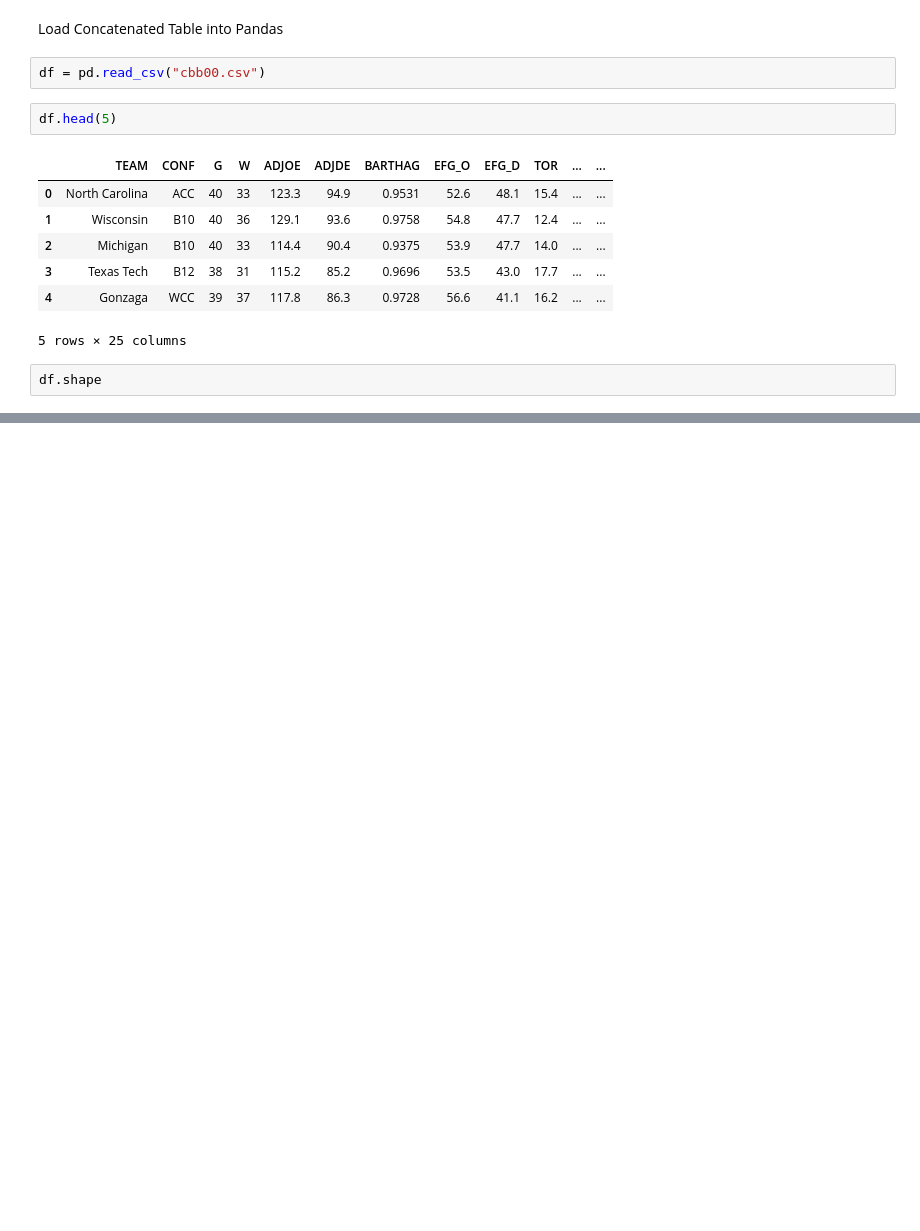
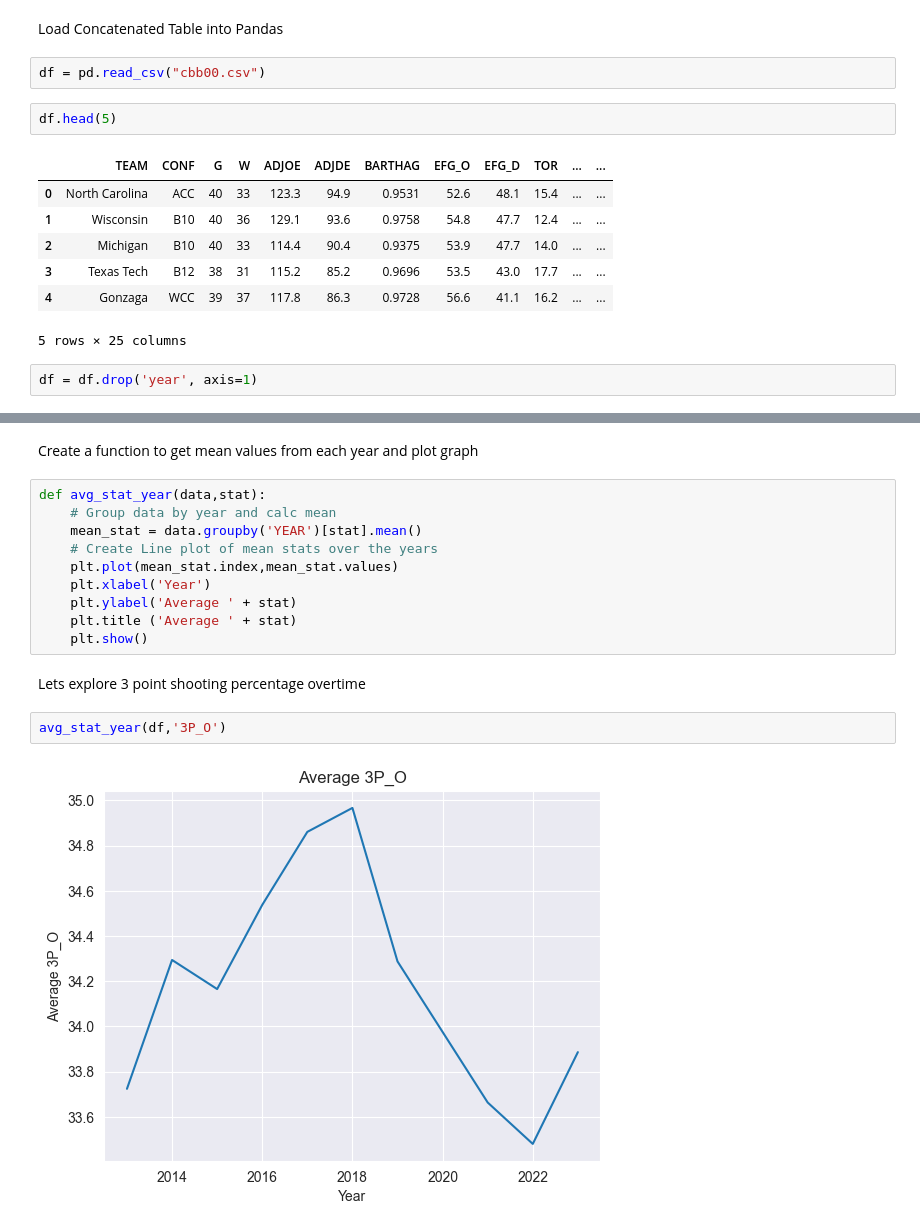
Before and after one commit to Kai2142/EDA_Projects, a Jupyter notebook: College_Basketball/analysis.ipynb, the cells around one changed output, grey strips where cells are left out. Cells and saved outputs as stored; diff of their text form; blank space fills up the shorter version.

```diff
--- a/College_Basketball/analysis.ipynb
+++ b/College_Basketball/analysis.ipynb
@@ -18,4 +18,4 @@ df.head(5)
 | 4 | Gonzaga | WCC | 39 | 37 | 117.8 | 86.3 | 0.9728 | 56.6 | 41.1 | 16.2 | ... | ... |
 5 rows × 25 columns
 # %%
-df.shape
+df = df.drop('year', axis=1)
@@ -27,0 +45,18 @@ KeyError: 'TEAM'
+# %% [markdown]
+Create a function to get mean values from each year and plot graph
+# %%
+def avg_stat_year(data,stat):
+    # Group data by year and calc mean
+    mean_stat = data.groupby('YEAR')[stat].mean()
+    # Create Line plot of mean stats over the years
+    plt.plot(mean_stat.index,mean_stat.values)
+    plt.xlabel('Year')
+    plt.ylabel('Average ' + stat)
+    plt.title ('Average ' + stat)
+    plt.show()
+# %% [markdown]
+Lets explore 3 point shooting percentage overtime
+# %%
+avg_stat_year(df,'3P_O')
+# %% [output]
+[figure, added]
```
Also changed, not shown: parts of 5 cells of this notebook, 2 other files.
